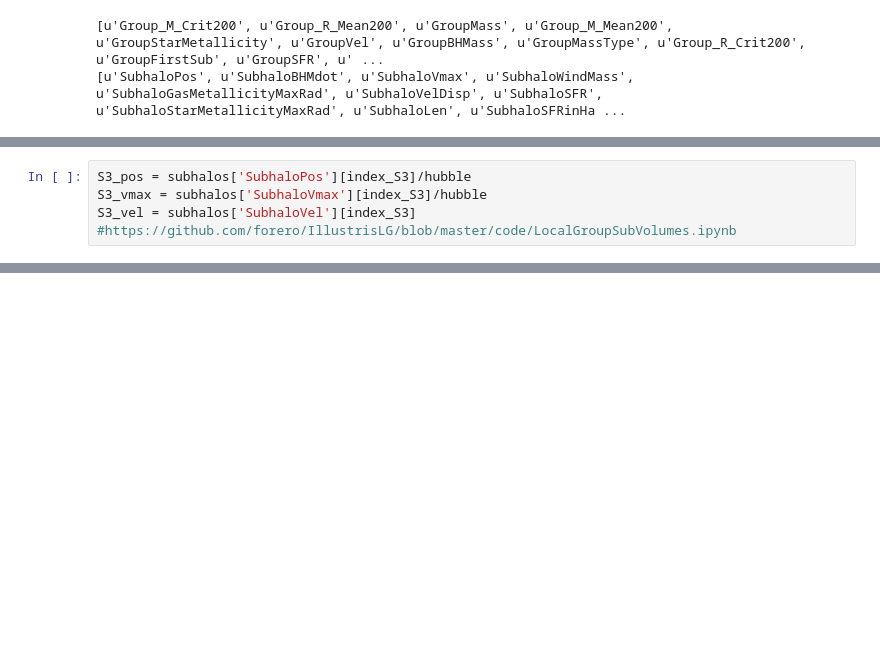
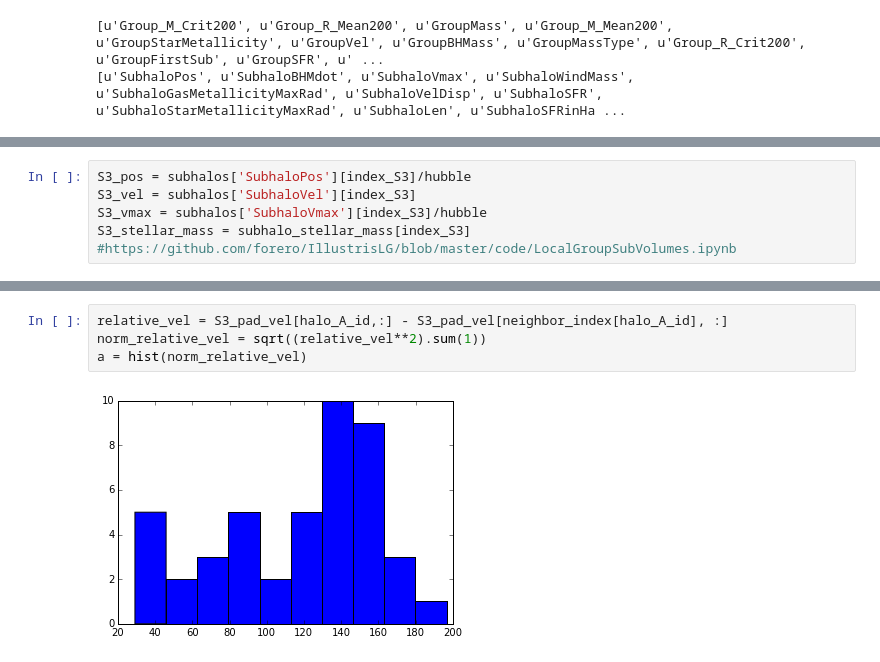
Before and after one commit to astroandes/IllustrisLG, a Jupyter notebook: code/BaryonCatalogCuts.ipynb, the cells around one changed output, grey strips where cells are left out. Saved outputs shown, nothing was run; the diff lists cells and outputs as text; blank space fills up the shorter version.

```diff
--- a/code/BaryonCatalogCuts.ipynb
+++ b/code/BaryonCatalogCuts.ipynb
@@ -57,5 +79,6 @@ size set S3: 1772 halos
 # %%
 S3_pos = subhalos['SubhaloPos'][index_S3]/hubble
+S3_vel = subhalos['SubhaloVel'][index_S3]
 S3_vmax = subhalos['SubhaloVmax'][index_S3]/hubble
-S3_vel = subhalos['SubhaloVel'][index_S3]
+S3_stellar_mass = subhalo_stellar_mass[index_S3]
 #https://github.com/forero/IllustrisLG/blob/master/code/LocalGroupSubVolumes.ipynb
@@ -61,0 +176,6 @@ S3_vel = subhalos['SubhaloVel'][index_S3]
+# %%
+relative_vel = S3_pad_vel[halo_A_id,:] - S3_pad_vel[neighbor_index[halo_A_id], :]
+norm_relative_vel = sqrt((relative_vel**2).sum(1))
+a = hist(norm_relative_vel)
+# %% [output]
+[figure, added]
```
Also changed, not shown: parts of 14 cells of this notebook.
